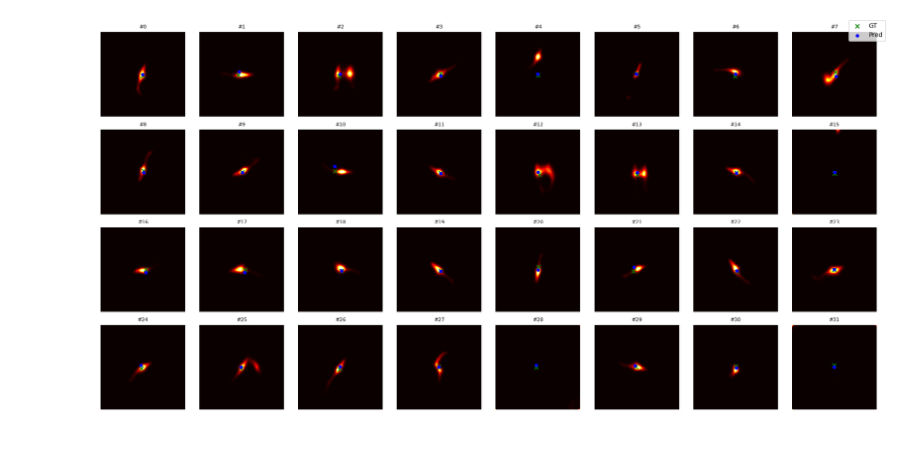
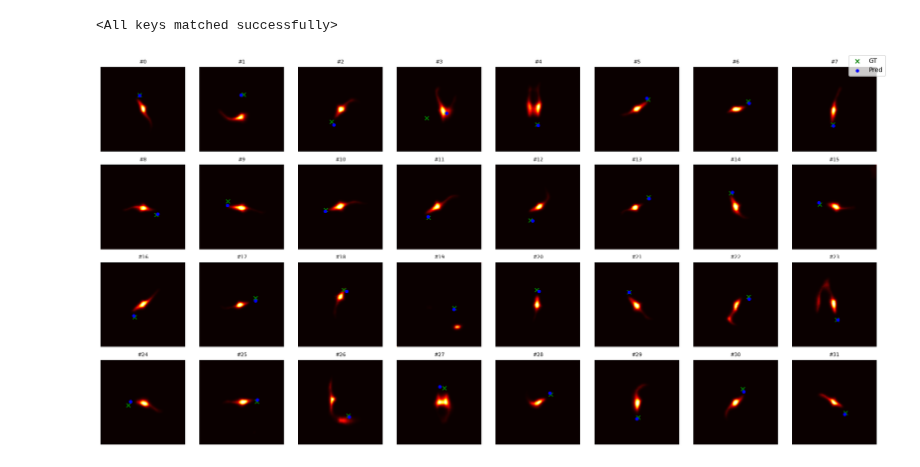
Before and after one commit to ljubobratovicrelja/aegear, a Jupyter notebook: notebooks/training_sequence_net.ipynb, the cells around one changed output. Saved outputs shown, nothing was run; the diff lists cells and outputs as text; code cells hidden in the pictures.

```diff
--- a/notebooks/training_sequence_net.ipynb
+++ b/notebooks/training_sequence_net.ipynb
@@ -174,5 +248,10 @@ plt.show()
+# %%
+# Load the best model for inference
+tracker.load_state_dict(torch.load(f'{model_dir}/best_model.pth'))
+# %% [output]
+<All keys matched successfully>
 # %%
-def visualize_prediction_grid(dataset, model, device="cuda", rows=4, cols=8):
+def visualize_prediction_grid(dataset, model, rows=4, cols=8):
     model.eval()
     fig, axs = plt.subplots(rows, cols, figsize=(cols * 2.2, rows * 2.2))
 
@@ -180,35 +259,32 @@ def visualize_prediction_grid(dataset, model, device="cuda", rows=4, cols=8):
         r, c = divmod(i, cols)
         ax = axs[r, c]
 
-        # Get data
-        heatmaps, rel_offsets, target = dataset[i]
-        heatmaps = heatmaps.unsqueeze(0).to(device)       # [1, T, 1, H, W]
-        rel_offsets = rel_offsets.unsqueeze(0).to(device) # [1, T, 2]
-        target = target.cpu().numpy()
+        # Get data from dataset
+        heatmaps, rel_offsets, dt_seq, target = dataset[i]
+        heatmaps = heatmaps.unsqueeze(0).to(device)        # [1, T, 1, H, W]
+        rel_offsets = rel_offsets.unsqueeze(0).to(device)  # [1, T, 2]
+        dt_seq = dt_seq.unsqueeze(0).to(device)            # [1, T, 1]
+        target = target.cpu().numpy()                      # [3]
 
         # Prediction
         with torch.no_grad():
-            pred = model(heatmaps, rel_offsets).squeeze(0).cpu().numpy()
+            pred = model(heatmaps, rel_offsets, dt_seq).squeeze(0).cpu().numpy()  # [3]
 
-        pred = pred[0]
-        target = target[0]
+        pred_direction = pred[:2]
+        target_direction = target[:2]
 
-        # Get the middle coordinate of the image resolution
+        # Visualize on center of frame
         h, w = heatmaps.shape[3:]
-        center_x = w // 2
-        center_y = h // 2
+        center = np.array([w // 2, h // 2])
 
-        center = np.array([center_x, center_y])
+        pred_point = center + pred_direction * 40  # scaled for visibility
+        target_point = center + target_direction * 40
 
-        pred = center - pred[0]
-        target = center - target
-
-
-        # Last input frame
+        # Last heatmap frame
         frame = heatmaps[0, -1, 0].cpu().numpy()
         ax.imshow(frame, cmap='hot')
-        ax.scatter(*target, c='green', marker='x', s=40, label='GT')
-        ax.scatter(*pred, c='blue', marker='o', s=20, label='Pred')
+        ax.scatter(*target_point, c='green', marker='x', s=40, label='GT')
+        ax.scatter(*pred_point, c='blue', marker='o', s=20, label='Pred')
         ax.axis('off')
         ax.set_title(f"#{i}", fontsize=8)
 
@@ -217,7 +293,7 @@ def visualize_prediction_grid(dataset, model, device="cuda", rows=4, cols=8):
     plt.tight_layout()
     plt.show()
 # %%
-visualize_prediction_grid(val_dataset, tracker, device="cuda", rows=4, cols=8)
+visualize_prediction_grid(val_dataset, tracker, rows=4, cols=8)
 # %% [output]
-[figure, old version]
+[figure, new version]
 # %%
```
Also changed, not shown: parts of 13 cells of this notebook, 3 other files.
